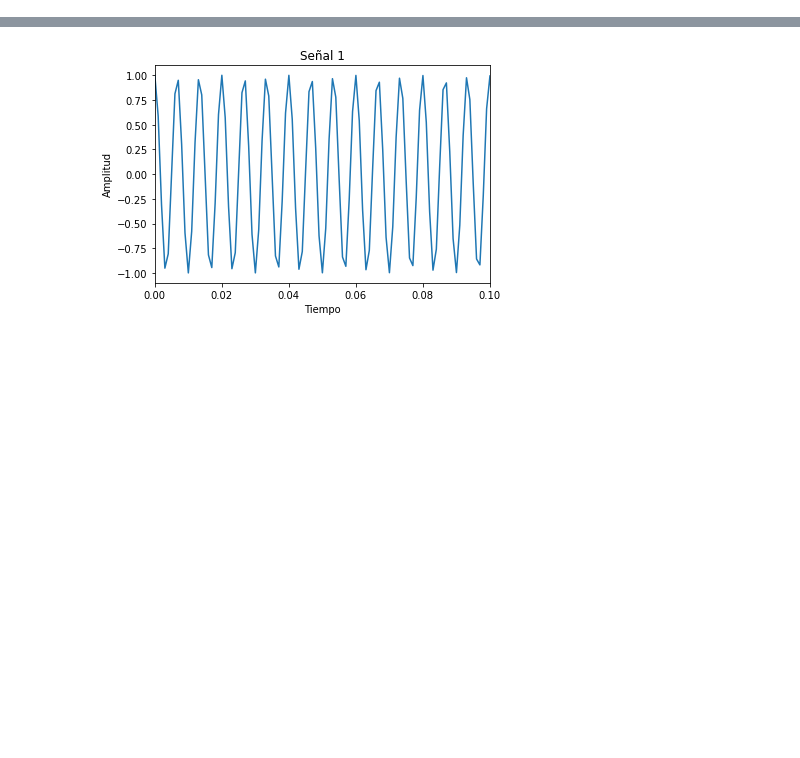
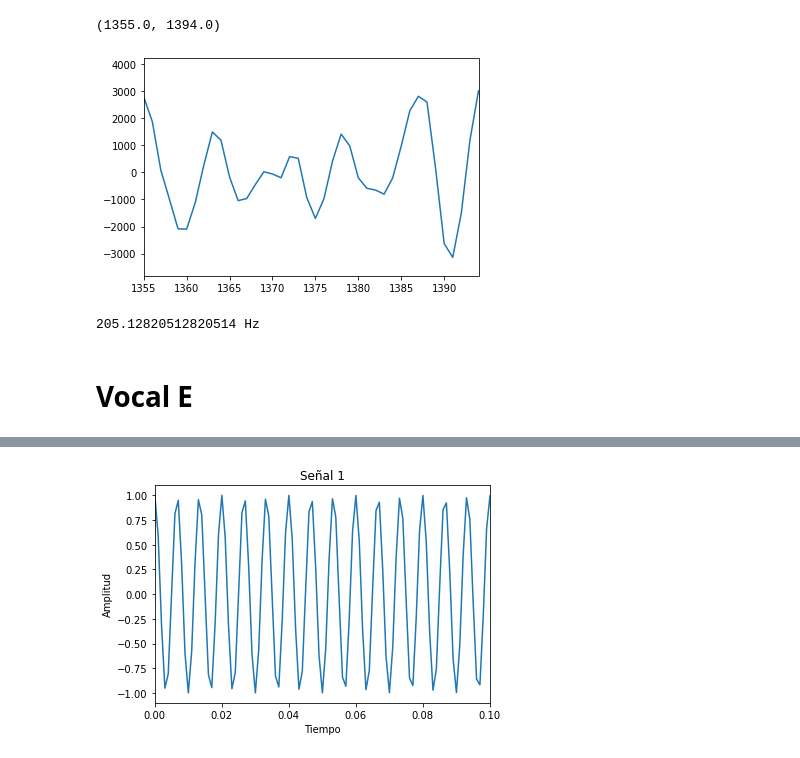
Before and after one commit to georgebolshoi44/Lab7Teoria, a Jupyter notebook: Test.ipynb, the cells around one changed output, grey strips where cells are left out. Drawn from its saved outputs; the diff is of its cells as text; code cells hidden in the pictures; blank space fills up the shorter version.

```diff
--- a/Test.ipynb
+++ b/Test.ipynb
@@ -12,0 +16,3 @@ print(Fs)
+# %%
+FsAM, xAM = wavfile.read("A-sof.wav")
+IPython.display.Audio(xAM, rate=FsAM)
@@ -15,0 +32,13 @@ print(Fs)
+# %%
+plt.plot(xAM)
+plt.xlim(1355,1394)
+# %% [output]
+(1355.0, 1394.0)
+[figure, added]
+# %%
+FAM = 1/((1394-1355)/FsAM)
+print(FAM,'Hz')
+# %% [output]
+205.12820512820514 Hz
+# %% [markdown]
+# Vocal E
```
Also changed, not shown: parts of 39 cells of this notebook, 10 other files.
